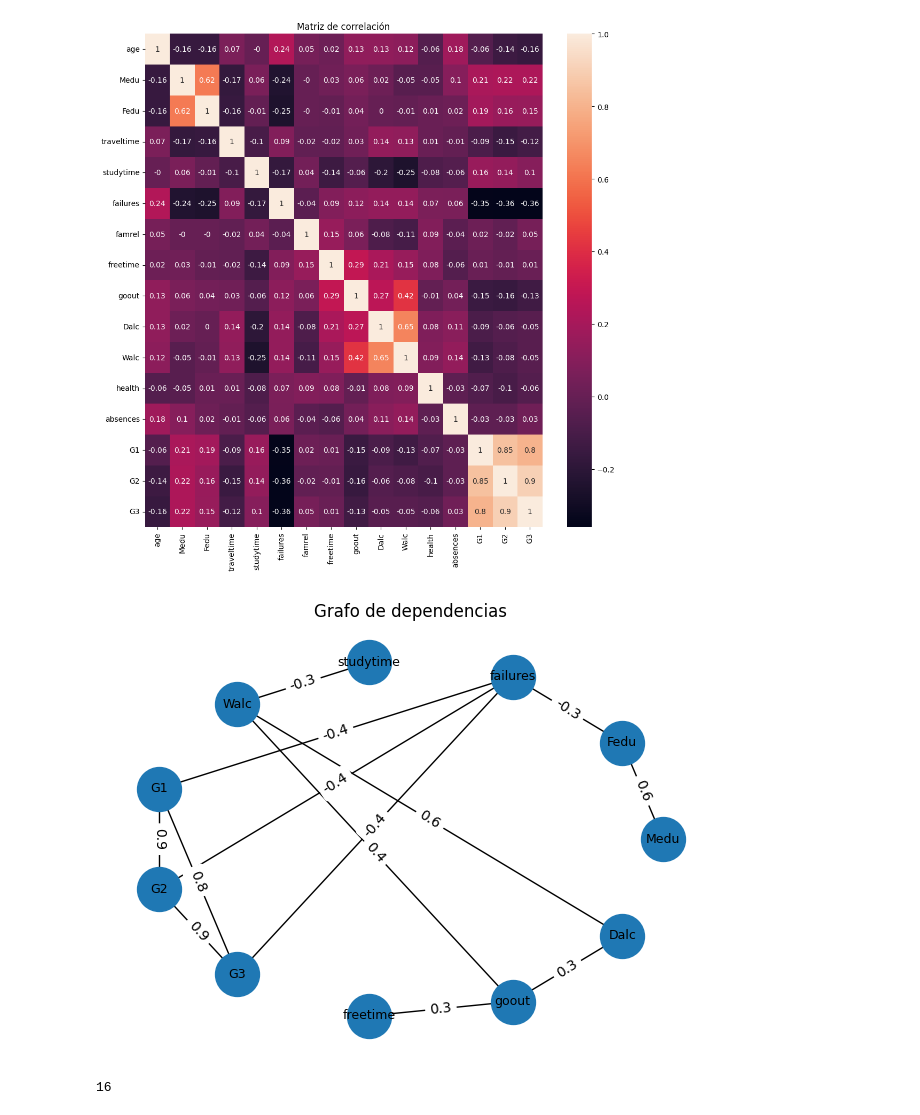
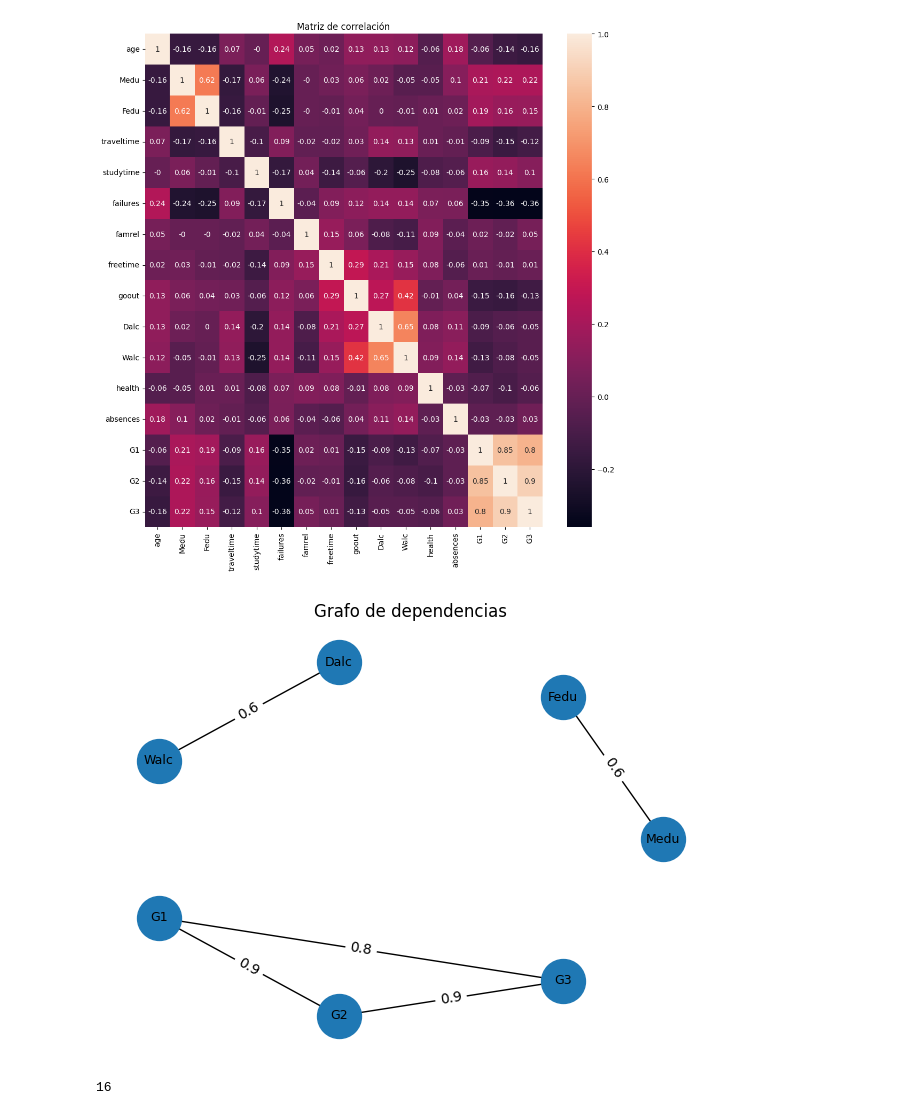
Before and after one commit to Charless96/ProyectoIa, a Jupyter notebook: proyectoErick.ipynb, the cells around one changed output. Drawn from its saved outputs; the diff is of its cells as text; code cells hidden in the pictures.

```diff
--- a/proyectoErick.ipynb
+++ b/proyectoErick.ipynb
@@ -55,12 +55,12 @@ def fnRayleigh(x_int, X):
 
     return fr
 
-def fnDepGraph(data, axFn):
+def fnDepGraph(data, axFn, crit):
     datos = data.to_numpy()
     mCorr = np.corrcoef(datos, rowvar=False).round(decimals=1)
     colnames = data.columns.values
 
-    dependencias = np.abs(mCorr) >= 0.3
+    dependencias = np.abs(mCorr) >= crit
 
     grafo = nx.Graph()
 
@@ -174,13 +174,13 @@ sns.heatmap(mtxCorr,annot=True)
 # %%
 #Grafo con las dependencias más significativas
 fig, ax = plt.subplots()
-fnDepGraph(data=dfMat, axFn=ax)
+fnDepGraph(data=dfMat, axFn=ax, crit=0.429)
 ax.set_title("Grafo de dependencias")
 plt.axis("off")
 plt.tight_layout()
 plt.show()
 # %% [output]
-[figure, old version]
+[figure, new version]
 # %%
 #######################  Distribución de probabilidad ################################
 X = dfMat.iloc[:,:] #Todas
```
Also changed, not shown: parts of 1 cell of this notebook.
